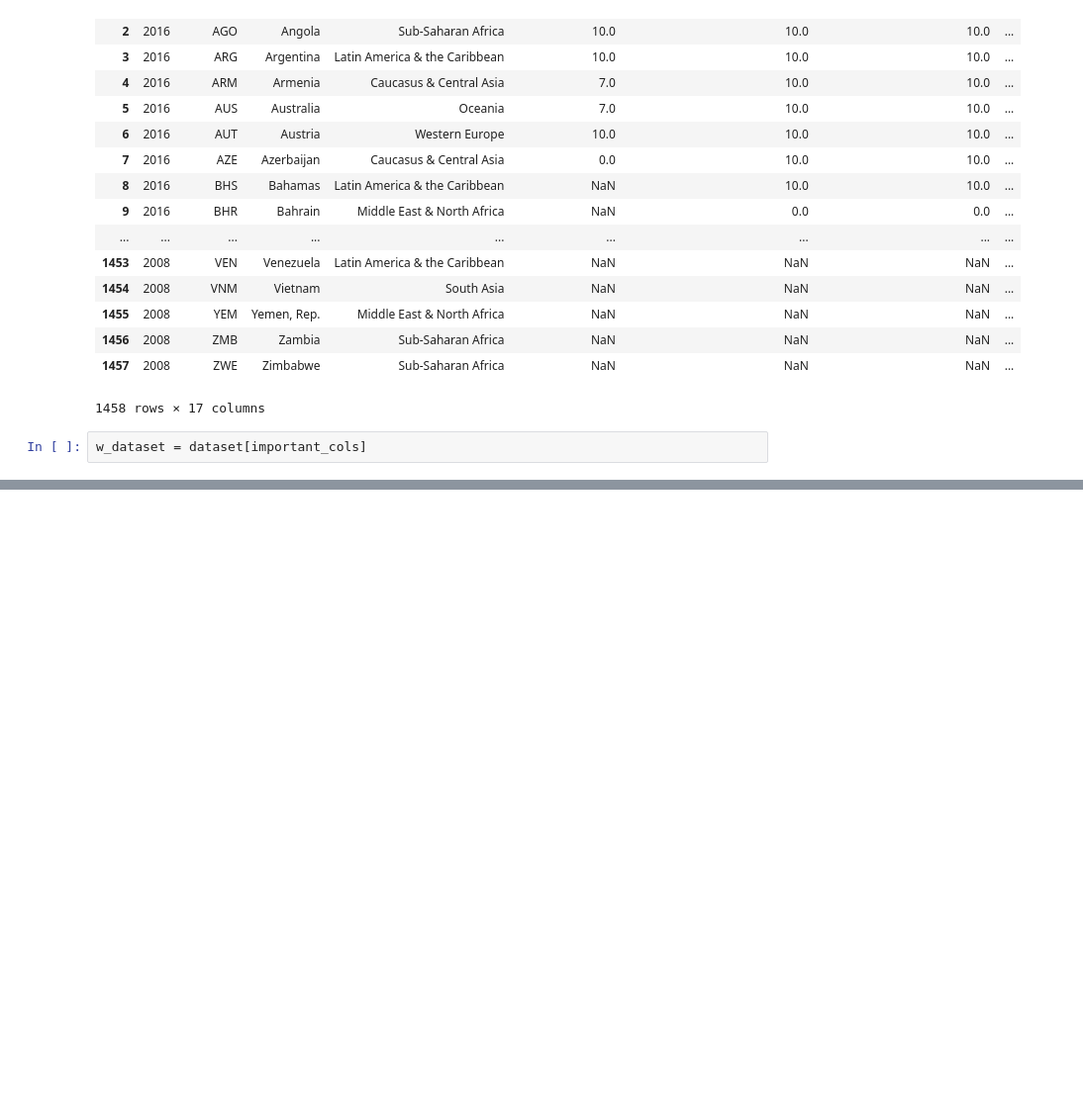
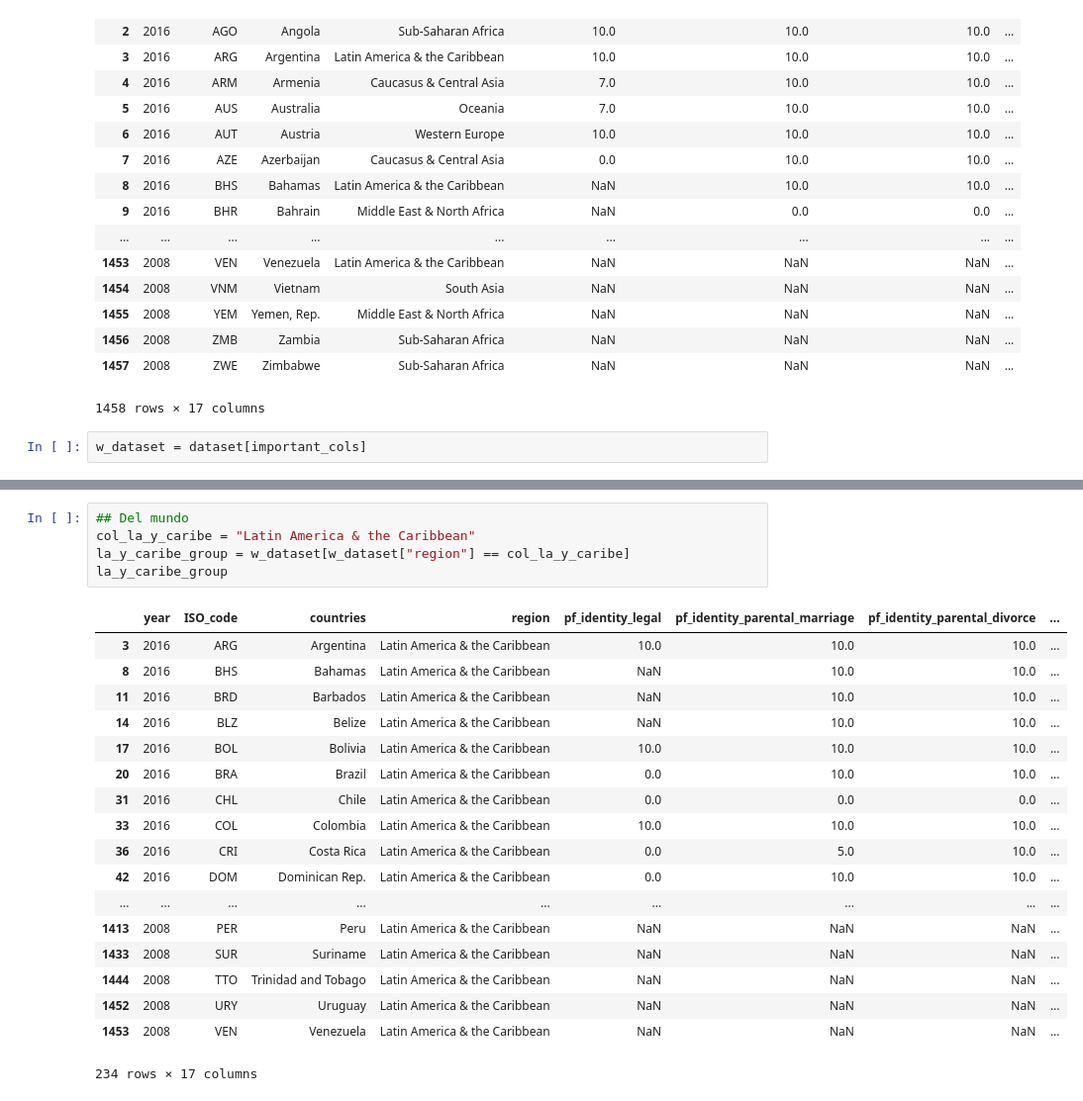
Before and after one commit to fpaludi/DiploDatos, a Jupyter notebook: practico1-demian-items-1-2.ipynb, the cells around one changed output, grey strips where cells are left out. Shown at 99% size. Saved outputs shown, nothing was run; the diff lists cells and outputs as text; blank space fills up the shorter version.

```diff
--- a/practico1-demian-items-1-2.ipynb
+++ b/practico1-demian-items-1-2.ipynb
@@ -89,0 +96,24 @@ Por ultimo, con respecto a los puntajes finales de libertad se observa que el pa
+# %%
+## Del mundo
+col_la_y_caribe = "Latin America & the Caribbean"
+la_y_caribe_group = w_dataset[w_dataset["region"] == col_la_y_caribe]
+la_y_caribe_group
+# %% [output]
+|  | year | ISO_code | countries | region | pf_identity_legal | pf_identity_parental_marriage | pf_identity_parental_divorce | ... |
+| 3 | 2016 | ARG | Argentina | Latin America & the Caribbean | 10.0 | 10.0 | 10.0 | ... |
+| 8 | 2016 | BHS | Bahamas | Latin America & the Caribbean | NaN | 10.0 | 10.0 | ... |
+| 11 | 2016 | BRD | Barbados | Latin America & the Caribbean | NaN | 10.0 | 10.0 | ... |
+| 14 | 2016 | BLZ | Belize | Latin America & the Caribbean | NaN | 10.0 | 10.0 | ... |
+| 17 | 2016 | BOL | Bolivia | Latin America & the Caribbean | 10.0 | 10.0 | 10.0 | ... |
+| 20 | 2016 | BRA | Brazil | Latin America & the Caribbean | 0.0 | 10.0 | 10.0 | ... |
+| 31 | 2016 | CHL | Chile | Latin America & the Caribbean | 0.0 | 0.0 | 0.0 | ... |
+| 33 | 2016 | COL | Colombia | Latin America & the Caribbean | 10.0 | 10.0 | 10.0 | ... |
+| 36 | 2016 | CRI | Costa Rica | Latin America & the Caribbean | 0.0 | 5.0 | 10.0 | ... |
+| 42 | 2016 | DOM | Dominican Rep. | Latin America & the Caribbean | 0.0 | 10.0 | 10.0 | ... |
+| ... | ... | ... | ... | ... | ... | ... | ... | ... |
+| 1413 | 2008 | PER | Peru | Latin America & the Caribbean | NaN | NaN | NaN | ... |
+| 1433 | 2008 | SUR | Suriname | Latin America & the Caribbean | NaN | NaN | NaN | ... |
+| 1444 | 2008 | TTO | Trinidad and Tobago | Latin America & the Caribbean | NaN | NaN | NaN | ... |
+| 1452 | 2008 | URY | Uruguay | Latin America & the Caribbean | NaN | NaN | NaN | ... |
+| 1453 | 2008 | VEN | Venezuela | Latin America & the Caribbean | NaN | NaN | NaN | ... |
+234 rows × 17 columns
```
Also changed, not shown: parts of 4 cells of this notebook, 1 other file.
